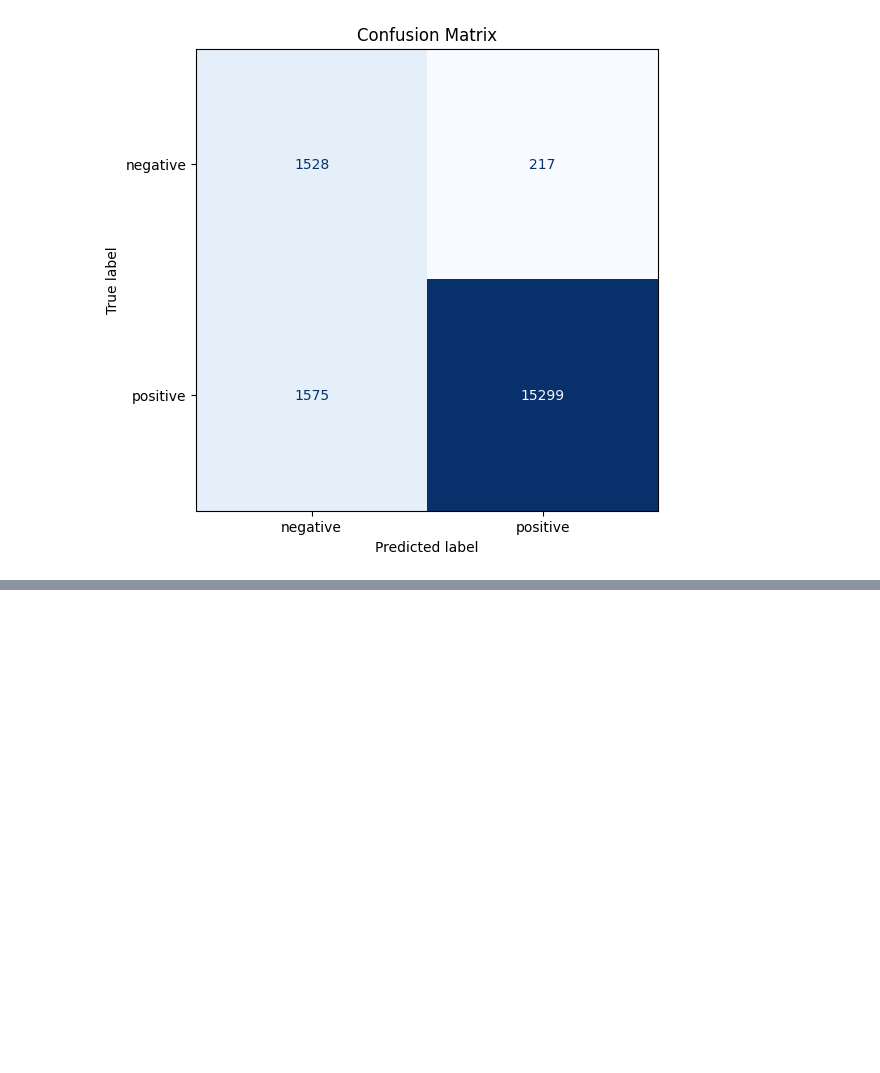
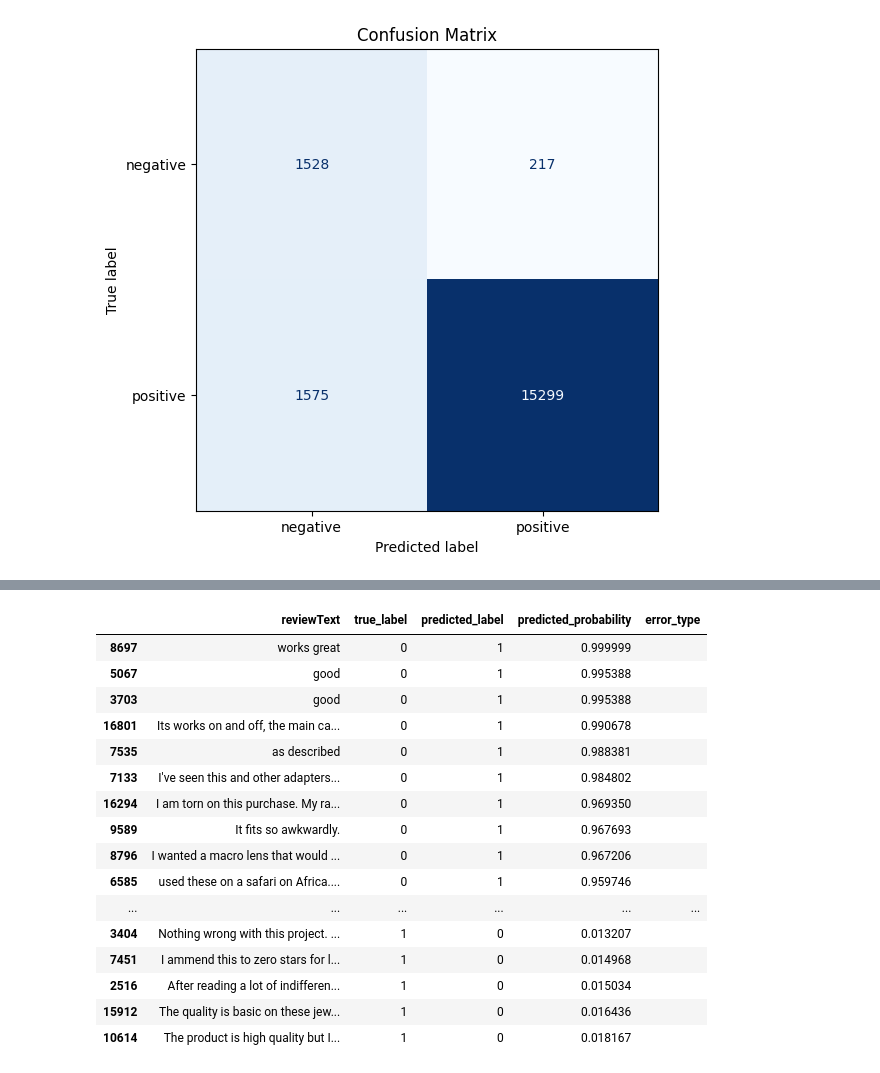
Before and after one commit to trandamkhanh311207-glitch/amazon-sentiment-analysis, a Jupyter notebook: notebooks/main.ipynb, the cells around one changed output, grey strips where cells are left out. Drawn from its saved outputs; the diff is of its cells as text; code cells hidden in the pictures; blank space fills up the shorter version.

Commit message:
Update notebook: add error analysis, model comparison, PR curve

```diff
--- a/notebooks/main.ipynb
+++ b/notebooks/main.ipynb
@@ -168,0 +165,13 @@ plt.show()
+# %%
+import pandas as pd
+y_prob = model_balanced.predict_proba(x_test_tfidf)[:, 1]
+y_pred = (y_prob >= 0.5).astype(int)
+y_test_binary = y_test.map({"positive": 1, "negative": 0})
+results_df = pd.DataFrame({
+    "reviewText": x_test.reset_index(drop=True),
+    "true_label": y_test_binary.reset_index(drop=True),
+    "predicted_label": y_pred,
+    "predicted_probability": y_prob
+})
+misclassified = results_df[results_df["true_label"] != results_df["predicted_label"]].copy()
+print("Total misclassified reviews:", len(misclassified))
@@ -168,0 +192,7 @@ plt.show()
+# %%
+false_positives = misclassified[(misclassified["true_label"] == 0) & (misclassified["predicted_label"] == 1)].copy()
+false_negatives = misclassified[(misclassified["true_label"] == 1) & (misclassified["predicted_label"] == 0)].copy()
+false_positives = false_positives.sort_values(by="predicted_probability", ascending=False)
+false_negatives = false_negatives.sort_values(by="predicted_probability", ascending=True)
+print("False Positives:", len(false_positives))
+print("False Negatives:", len(false_negatives))
@@ -168,0 +264,22 @@ plt.show()
+# %%
+sample_errors = pd.concat([false_positives.head(20), false_negatives.head(20)]).copy()
+sample_errors["error_type"] = ""
+sample_errors
+# %% [output]
+|  | reviewText | true_label | predicted_label | predicted_probability | error_type |
+| 8697 | works great | 0 | 1 | 0.999999 |  |
+| 5067 | good | 0 | 1 | 0.995388 |  |
+| 3703 | good | 0 | 1 | 0.995388 |  |
+| 16801 | Its works on and off, the main ca... | 0 | 1 | 0.990678 |  |
+| 7535 | as described | 0 | 1 | 0.988381 |  |
+| 7133 | I've seen this and other adapters... | 0 | 1 | 0.984802 |  |
+| 16294 | I am torn on this purchase. My ra... | 0 | 1 | 0.969350 |  |
+| 9589 | It fits so awkwardly. | 0 | 1 | 0.967693 |  |
+| 8796 | I wanted a macro lens that would ... | 0 | 1 | 0.967206 |  |
+| 6585 | used these on a safari on Africa.... | 0 | 1 | 0.959746 |  |
+| ... | ... | ... | ... | ... | ... |
+| 3404 | Nothing wrong with this project. ... | 1 | 0 | 0.013207 |  |
+| 7451 | I ammend this to zero stars for l... | 1 | 0 | 0.014968 |  |
+| 2516 | After reading a lot of indifferen... | 1 | 0 | 0.015034 |  |
+| 15912 | The quality is basic on these jew... | 1 | 0 | 0.016436 |  |
+| 10614 | The product is high quality but I... | 1 | 0 | 0.018167 |  |
```
Also changed, not shown: parts of 13 cells of this notebook.
